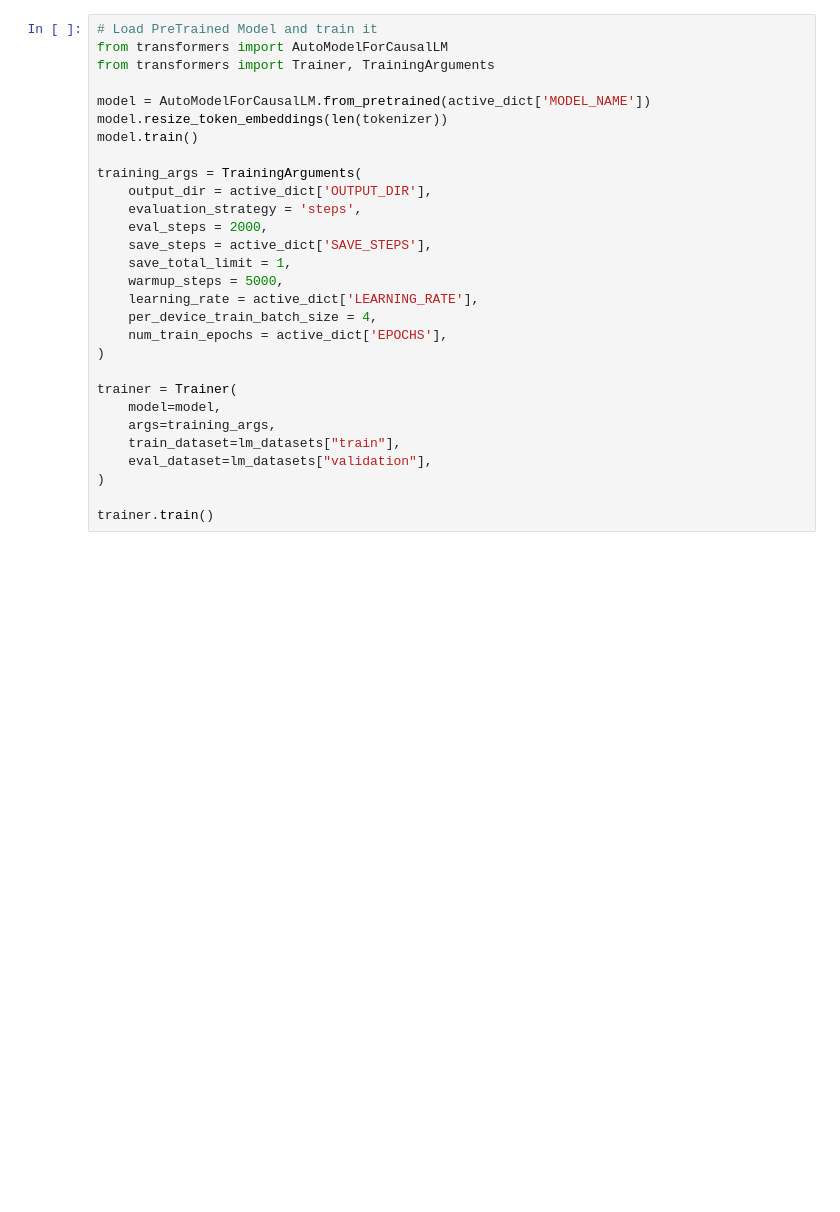
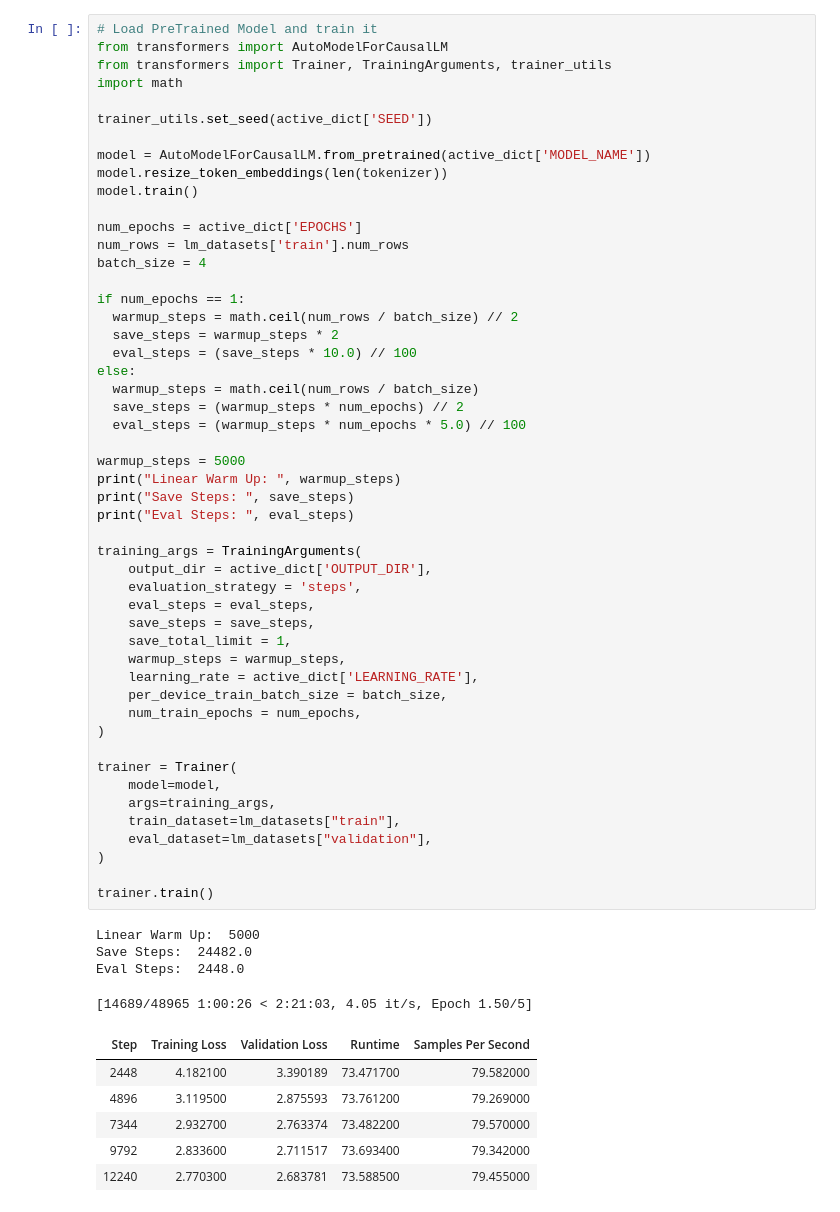
Before and after one commit to SALT-NLP/toxicity-explanation, a Jupyter notebook: baselines/train_model.ipynb, the cells around one changed output. Drawn from its saved outputs; the diff is of its cells as text; blank space fills up the shorter version.

```diff
--- a/baselines/train_model.ipynb
+++ b/baselines/train_model.ipynb
@@ -101,29 +158,61 @@ print(lm_datasets)
 # %%
 # Load PreTrained Model and train it
 from transformers import AutoModelForCausalLM
-from transformers import Trainer, TrainingArguments
+from transformers import Trainer, TrainingArguments, trainer_utils
+import math
+
+trainer_utils.set_seed(active_dict['SEED'])
 
 model = AutoModelForCausalLM.from_pretrained(active_dict['MODEL_NAME'])
 model.resize_token_embeddings(len(tokenizer))
 model.train()
 
+num_epochs = active_dict['EPOCHS']
+num_rows = lm_datasets['train'].num_rows
+batch_size = 4
+
+if num_epochs == 1:
+  warmup_steps = math.ceil(num_rows / batch_size) // 2
+  save_steps = warmup_steps * 2
+  eval_steps = (save_steps * 10.0) // 100
+else:
+  warmup_steps = math.ceil(num_rows / batch_size)
+  save_steps = (warmup_steps * num_epochs) // 2
+  eval_steps = (warmup_steps * num_epochs * 5.0) // 100
+
+warmup_steps = 5000
+print("Linear Warm Up: ", warmup_steps)
+print("Save Steps: ", save_steps)
+print("Eval Steps: ", eval_steps)
+
 training_args = TrainingArguments(
     output_dir = active_dict['OUTPUT_DIR'],
     evaluation_strategy = 'steps',
-    eval_steps = 2000,
-    save_steps = active_dict['SAVE_STEPS'],
+    eval_steps = eval_steps,
+    save_steps = save_steps,
     save_total_limit = 1,
-    warmup_steps = 5000,
+    warmup_steps = warmup_steps,
     learning_rate = active_dict['LEARNING_RATE'],
-    per_device_train_batch_size = 4,
-    num_train_epochs = active_dict['EPOCHS'],
+    per_device_train_batch_size = batch_size,
+    num_train_epochs = num_epochs,
 )
 
 trainer = Trainer(
     model=model,
     args=training_args,
     train_dataset=lm_datasets["train"],
     eval_dataset=lm_datasets["validation"],
 )
 
 trainer.train()
+# %% [output]
+Linear Warm Up:  5000
+Save Steps:  24482.0
+Eval Steps:  2448.0
+[14689/48965 1:00:26 < 2:21:03, 4.05 it/s, Epoch 1.50/5]
+| Step | Training Loss | Validation Loss | Runtime | Samples Per Second |
+| 2448 | 4.182100 | 3.390189 | 73.471700 | 79.582000 |
+| 4896 | 3.119500 | 2.875593 | 73.761200 | 79.269000 |
+| 7344 | 2.932700 | 2.763374 | 73.482200 | 79.570000 |
+| 9792 | 2.833600 | 2.711517 | 73.693400 | 79.342000 |
+| 12240 | 2.770300 | 2.683781 | 73.588500 | 79.455000 |
```
Also changed, not shown: parts of 7 cells of this notebook, 3 other files.
